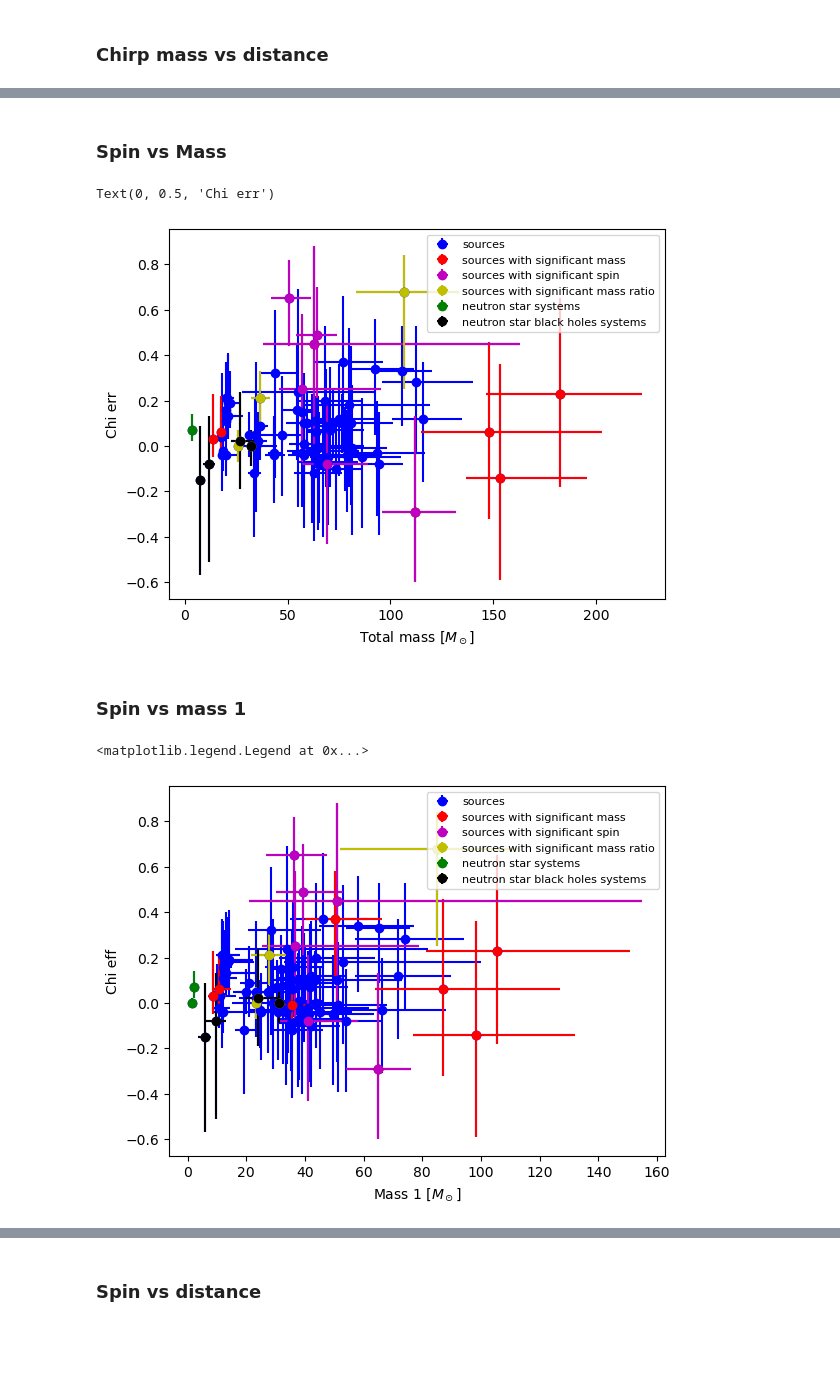
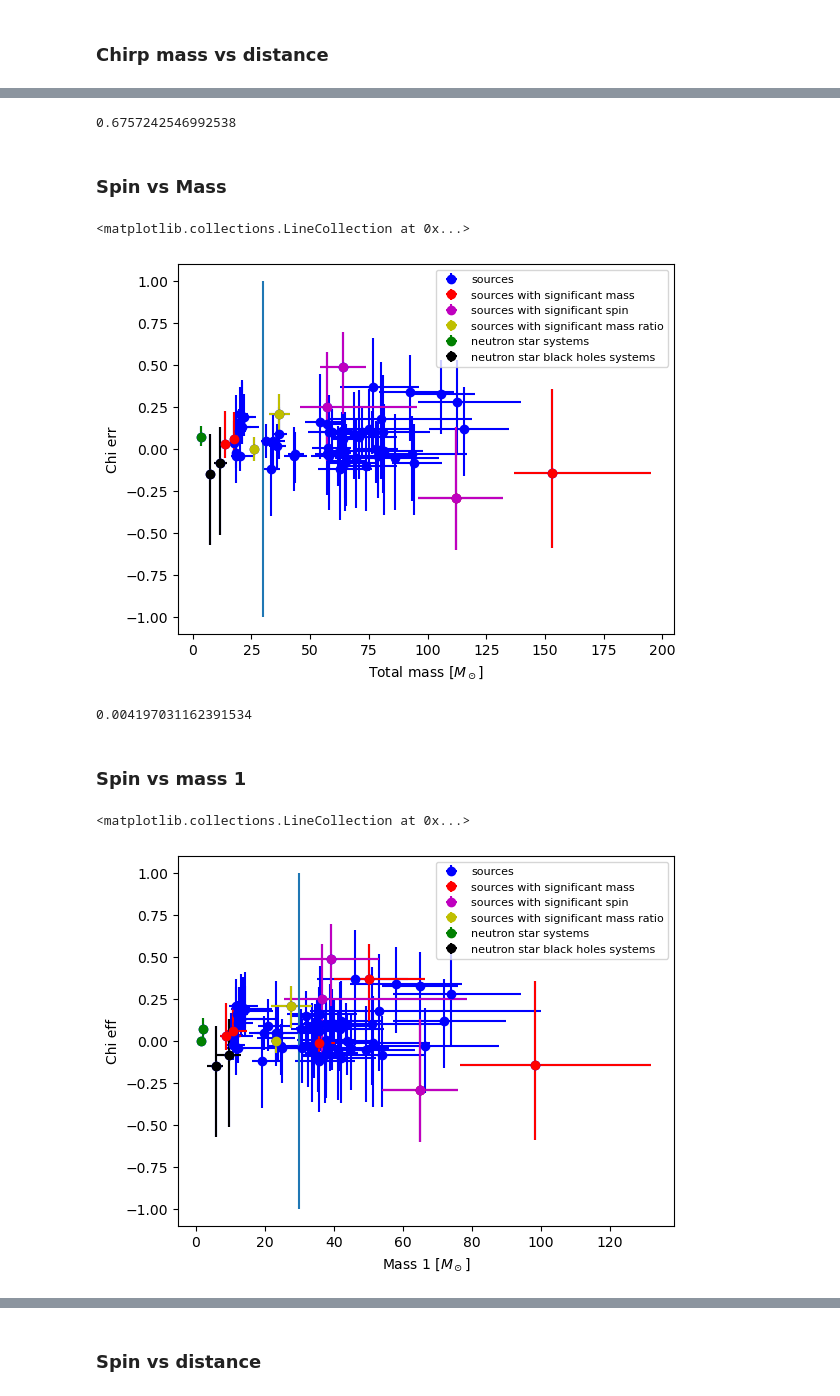
Before and after one commit to Sareva00/LIGO-project, a Jupyter notebook: properties.ipynb, the cells around one changed output, grey strips where cells are left out. Cells and saved outputs as stored; diff of their text form; code cells hidden in the pictures; blank space fills up the shorter version.

```diff
--- a/properties.ipynb
+++ b/properties.ipynb
@@ -28,6 +28,8 @@ spin = ["GW190514_065416", "GW190517_055101","GW190719_215514", "GW191109_010717
 ratio = ["GW190814","GW190412","GW190403_051519", "GW191219_163120","GW200210_092254"]
 Ns = ["GW170817", "GW190425"]
 NSBH = ["GW191219_163120","GW200115_042309","GW200210_092254","GW190917_114630"]
+# %%
+prop = prop[prop['far']<1]
 # %%
 prop.drop(columns=["id", "version", "catalog.shortName", "GPS", "reference", "jsonurl", "far", "p_astro"], inplace=True)
 prop
@@ -381,19 +441,31 @@ Text(0, 0.5, 'Distance [Mpc]')
+# %%
+correlation("luminosity_distance", "chirp_mass")
+# %% [output]
+0.6757242546992538
 # %% [markdown]
 ### Spin vs Mass
 # %%
 graph("total_mass", "chi_eff" , "total_mass_lw" , "total_mass_up" , "chi_eff_lw" , "chi_eff_up" )
 plt.xlabel ('Total mass [$M_\odot$]')
 plt.ylabel ('Chi err')
+
+plt.vlines(x=30, ymin= -1, ymax= +1)
 # %% [output]
-Text(0, 0.5, 'Chi err')
+<matplotlib.collections.LineCollection at 0x...>
-[figure, old version]
+[figure, new version]
+# %%
+correlation("chi_eff", "total_mass")
+# %% [output]
+0.004197031162391534
 # %% [markdown]
 ### Spin vs mass 1
 # %%
 graph("mass_1", "chi_eff" , "mass_1_lw" , "mass_1_up" , "chi_eff_lw" , "chi_eff_up" )
 plt.xlabel ('Mass 1 [$M_\odot$]')
 plt.ylabel ('Chi eff')
 plt.legend(loc="upper right", fontsize= 8)
+
+plt.vlines(x=30, ymin= -1, ymax= +1)
 # %% [output]
-<matplotlib.legend.Legend at 0x...>
+<matplotlib.collections.LineCollection at 0x...>
-[figure, old version]
+[figure, new version]
```
Also changed, not shown: parts of 49 cells of this notebook.
